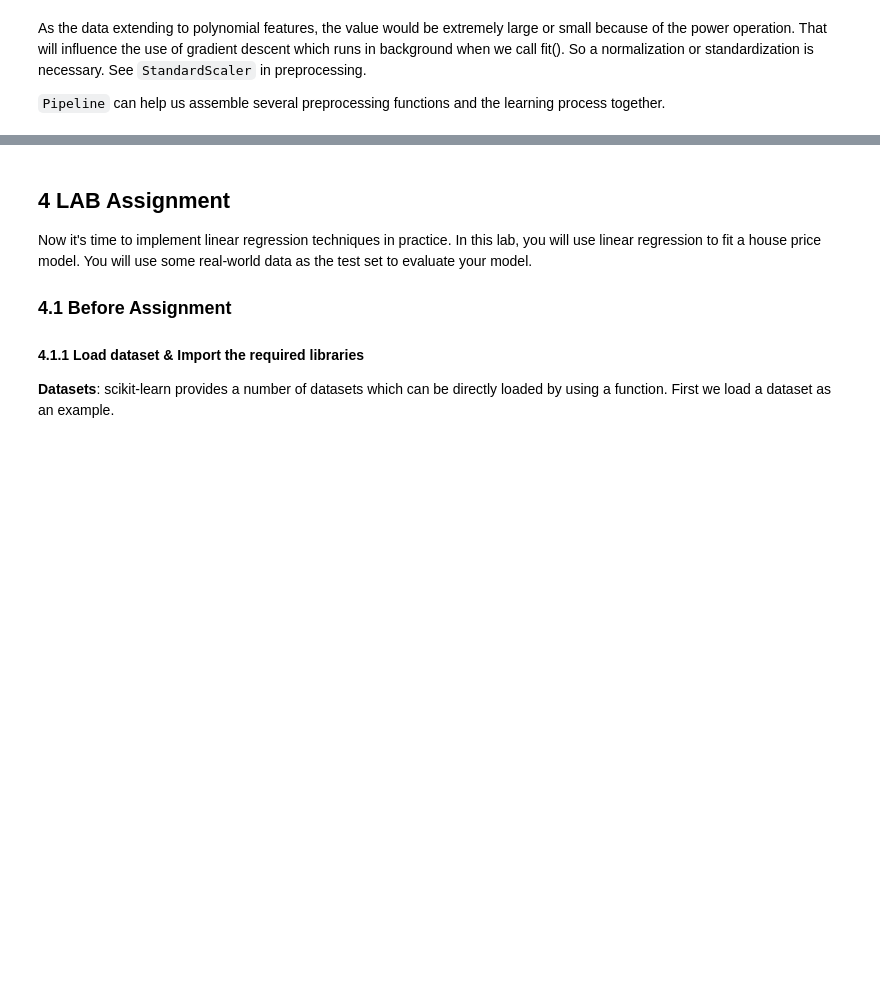
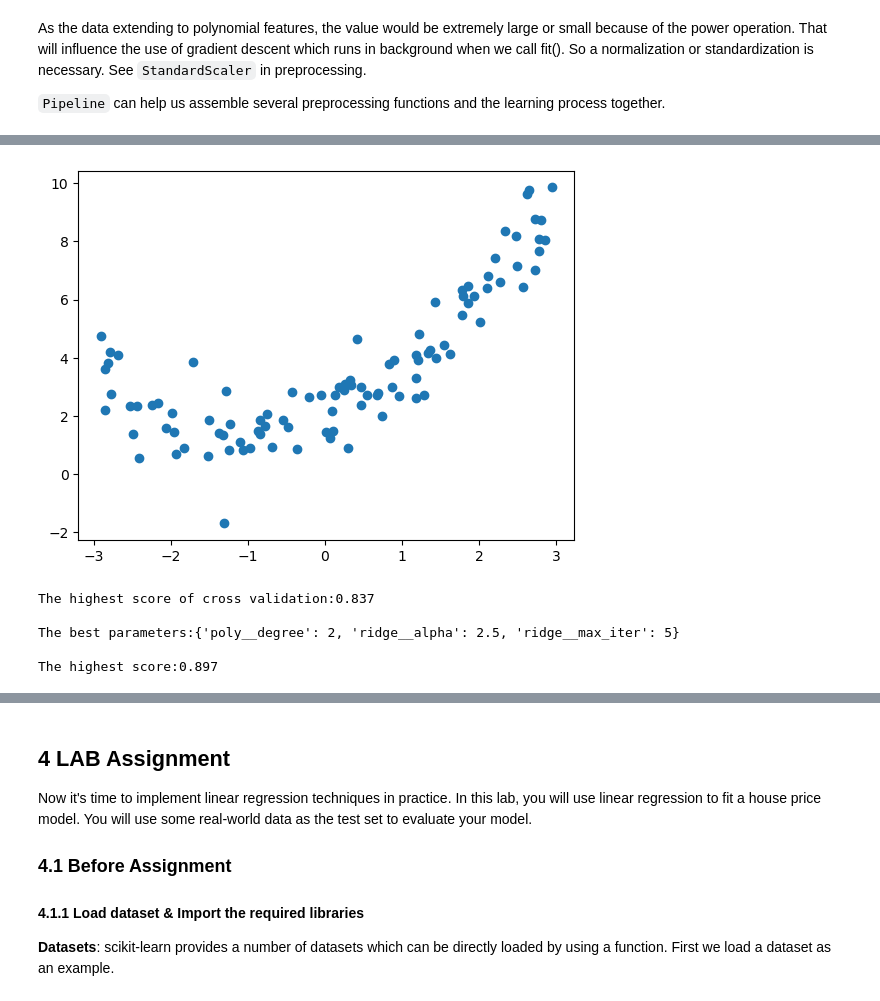
Before and after one commit to jiayh-sustech/Machine-Learning-2022F, a Jupyter notebook: Lab4.Linear Regression/Lab4-Linear-Regression.ipynb, the cells around one changed output, grey strips where cells are left out. Cells and saved outputs as stored; diff of their text form; code cells hidden in the pictures; blank space fills up the shorter version.

```diff
--- a/Lab4.Linear Regression/Lab4-Linear-Regression.ipynb
+++ b/Lab4.Linear Regression/Lab4-Linear-Regression.ipynb
@@ -406 +454,58 @@ print(mean_squared_error(y_pred, y))
+# %%
+import numpy as np
+import matplotlib.pyplot as plt
+import pandas as pd
+from sklearn.model_selection import train_test_split
+from sklearn.linear_model import Lasso, Ridge
+from sklearn.model_selection import GridSearchCV
+from sklearn.pipeline import Pipeline
+from sklearn.preprocessing import StandardScaler
+from sklearn.preprocessing import PolynomialFeatures
+from sklearn.linear_model import LinearRegression
+sample_cnt= 100
+X = np.random.uniform(-3,3,size=100).reshape(-1, 1)
+
+
+# curve using polynomial
+θ0, θ1, θ2, θ3 = 2, 1, 0.5, 0
+y = θ0 + θ1*X + θ2*(X**2) + θ3*(X**3)
+y +=  np.random.normal(0,1,size = sample_cnt).reshape(-1, 1)
+X_train, X_test, y_train, y_test = train_test_split(X, y, random_state=1)
+
+plt.scatter(X,y)
+plt.show()
+# %% [output]
+[figure, added]
+# %%
+
+
+model = Pipeline([
+    ('poly', PolynomialFeatures()),
+    ('std_scaler', StandardScaler()),
+    ('ridge', Ridge())
+])
+params = { 'poly__degree':[1,2,3,4],
+'ridge__alpha':list(x / 10 for x in range(0, 101)),
+          'ridge__max_iter':[5,10,100,1000]}
+
+
+grid_search = GridSearchCV(model, param_grid=params, cv=5)
+grid_search.fit(X_train, y_train)
+print('The highest score of cross validation:{:.3f}\n'.format(grid_search.best_score_))
+print('The best parameters:{}\n'.format( grid_search.best_params_))
+print('The highest score:{:.3f}\n'.format(grid_search.score(X_test,y_test)))
+
+# y_hat = grid_search.predict(np.array(X_test))
+# t = np.arange(len(X_test))
+# plt.plot(t, y_test, 'r-', linewidth=2, label='Test')
+# plt.plot(t, y_hat, 'g-', linewidth=2, label='Predict')
+# plt.legend(loc='upper right')
+# plt.grid()
+# plt.show()
+# %% [output]
+The highest score of cross validation:0.837
+
+The best parameters:{'poly__degree': 2, 'ridge__alpha': 2.5, 'ridge__max_iter': 5}
+
+The highest score:0.897
 # %% [markdown]
```
Also changed, not shown: parts of 27 cells of this notebook, 7 other files.
